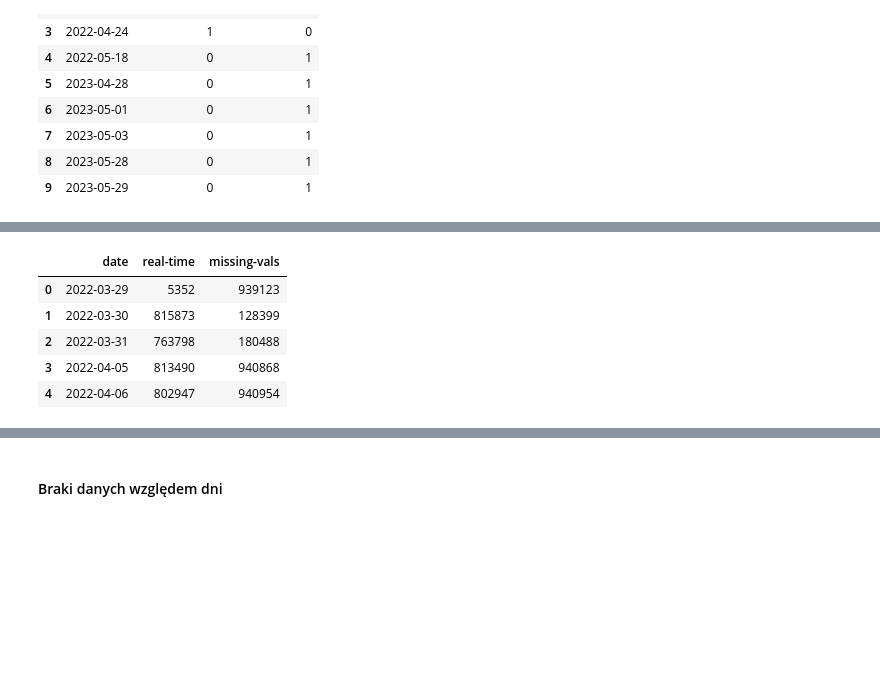
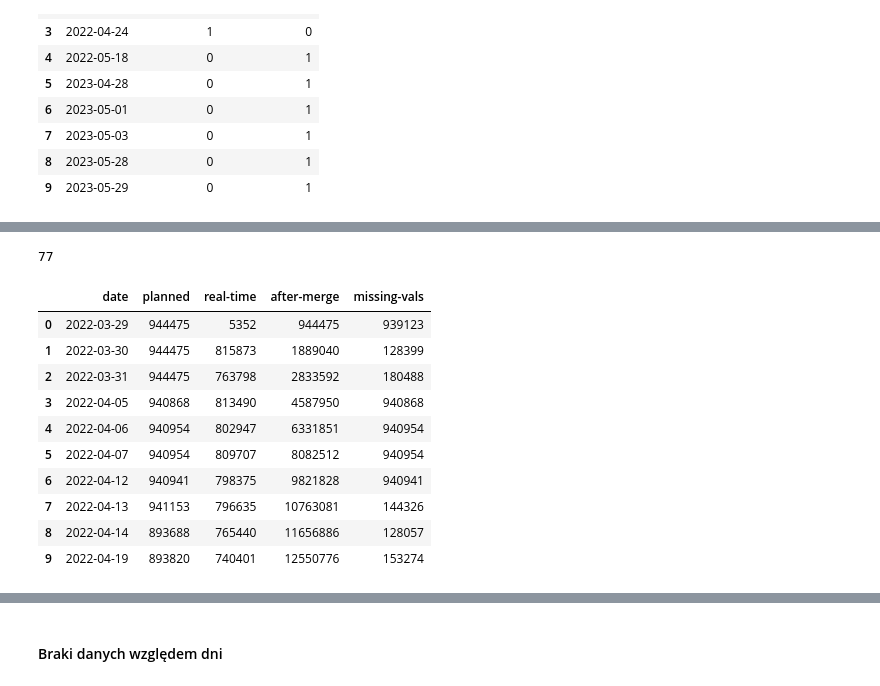
Before and after one commit to hoanganhlinh/praca-inzynierska, a Jupyter notebook: EDA.ipynb, the cells around one changed output, grey strips where cells are left out. Cells and saved outputs as stored; diff of their text form; code cells hidden in the pictures; blank space fills up the shorter version.

```diff
--- a/EDA.ipynb
+++ b/EDA.ipynb
@@ -221,20 +224,22 @@ import warnings
 warnings.filterwarnings("ignore", category=pd.core.common.SettingWithCopyWarning)
 
 directory = "./dane/"
-show_output = False
+show_output = True
 
 # Lista dni bez pliku gtfs/rt-gtfs
 missing_dates = [[],[],[]]
 
 # Połączenie planowanych i rzeczywistych danych
-final_missingval_merge = []
+final_missingval_merge_columns = ['trip_id', 'stop_id', 'route_id', 'route_short_name', 'arrival_time_x', 'arrival_time_y', 'diff', 'date']
+final_missingval_merge = pd.DataFrame(columns=final_missingval_merge_columns)
 
-# Tabela z wieszami zawierajacymi braki danych
+# Tabela z wierszami zawierajacymi braki danych
 missing_vals_merge_columns = ['trip_id', 'stop_id', 'route_id', 'route_short_name', 'arrival_time_x', 'arrival_time_y', 'diff', 'date']    # dodatkowo data
 missing_vals_merge = pd.DataFrame(columns=missing_vals_merge_columns)
 
-# Lista dni z brakami w danych (liczba danych real-time i braków danych po merge-u)
-missing_data_summary = [[],[],[]]
+# Lista dni z brakami w danych (dzien, liczba danych planowanych i real-time, liczba danych i ich braków po merge-u)
+missing_data_summary = [[], [],[], [],[]]
+
 
 for day in daty:
     print(day)
@@ -250,9 +255,12 @@ for day in daty:
         filepath2 = filepath + "-rt.gtfs"
         rt_stop_times_df = pd.read_csv(filepath2 + "/stop_times.txt")
 
-        final_missingval_merge = make_missingvals_df(stop_times_df, trips_df, routes_df, rt_stop_times_df)
-        missing_vals = final_missingval_merge[final_missingval_merge['arrival_time_y'].isna()]
-        missing_vals['date'] = day
+        tmp_missingval_merge = make_missingvals_df(stop_times_df, trips_df, routes_df, rt_stop_times_df)
+        tmp_missingval_merge['date'] = day
+        final_missingval_merge = pd.concat([final_missingval_merge, tmp_missingval_merge], ignore_index=True)
+
+        missing_vals = tmp_missingval_merge[tmp_missingval_merge['arrival_time_y'].isna()]
+        # missing_vals['date'] = day
         missing_vals_merge = pd.concat([missing_vals_merge, missing_vals], ignore_index=True)
 
         # final_missingval_merge['arrival_time_y'] = pd.to_datetime(final_missingval_merge['arrival_time_y'], format='%H:%M:%S', errors='coerce')
@@ -264,8 +272,10 @@ for day in daty:
             print("planned vs real-time:\t", stop_times_df.shape[0], rt_stop_times_df.shape[0], "\nwhole merge vs missing:\t", final_missingval_merge.shape[0], missing_vals.shape[0], "\n")
 
         missing_data_summary[0] += [day]
-        missing_data_summary[1] += [rt_stop_times_df.shape[0]]
-        missing_data_summary[2] += [missing_vals.shape[0]]
+        missing_data_summary[1] += [stop_times_df.shape[0]]
+        missing_data_summary[2] += [rt_stop_times_df.shape[0]]
+        missing_data_summary[3] += [final_missingval_merge.shape[0]]
+        missing_data_summary[4] += [missing_vals.shape[0]]
 
         # print(missing_vals.head(4))
 
@@ -289,8 +299,10 @@ missing_dates = pd.DataFrame({'date': missing_dates[0],
                              'missing_rt-gtfs': missing_dates[2]})
 
 missing_data_summary = pd.DataFrame({'date': missing_data_summary[0],
-                                     'real-time': missing_data_summary[1],
-                                     'missing-vals': missing_data_summary[2]})
+                                     'planned': missing_data_summary[1],
+                                     'real-time': missing_data_summary[2],
+                                     'after-merge': missing_data_summary[3],
+                                     'missing-vals': missing_data_summary[4]})
 
 warnings.filterwarnings("default")
 # %% [output]
@@ -337,9 +401,18 @@ missing_vals_merge.head(5)
+# %%
+print(len(missing_vals_merge['date'].unique()))
+# %% [output]
+77
 # %%
-missing_data_summary.head(5)
+missing_data_summary.head(10)
 # %% [output]
-|  | date | real-time | missing-vals |
-| 0 | 2022-03-29 | 5352 | 939123 |
-| 1 | 2022-03-30 | 815873 | 128399 |
-| 2 | 2022-03-31 | 763798 | 180488 |
-| 3 | 2022-04-05 | 813490 | 940868 |
-| 4 | 2022-04-06 | 802947 | 940954 |
+|  | date | planned | real-time | after-merge | missing-vals |
+| 0 | 2022-03-29 | 944475 | 5352 | 944475 | 939123 |
+| 1 | 2022-03-30 | 944475 | 815873 | 1889040 | 128399 |
+| 2 | 2022-03-31 | 944475 | 763798 | 2833592 | 180488 |
+| 3 | 2022-04-05 | 940868 | 813490 | 4587950 | 940868 |
+| 4 | 2022-04-06 | 940954 | 802947 | 6331851 | 940954 |
+| 5 | 2022-04-07 | 940954 | 809707 | 8082512 | 940954 |
+| 6 | 2022-04-12 | 940941 | 798375 | 9821828 | 940941 |
+| 7 | 2022-04-13 | 941153 | 796635 | 10763081 | 144326 |
+| 8 | 2022-04-14 | 893688 | 765440 | 11656886 | 128057 |
+| 9 | 2022-04-19 | 893820 | 740401 | 12550776 | 153274 |
```
Also changed, not shown: parts of 27 cells of this notebook.
